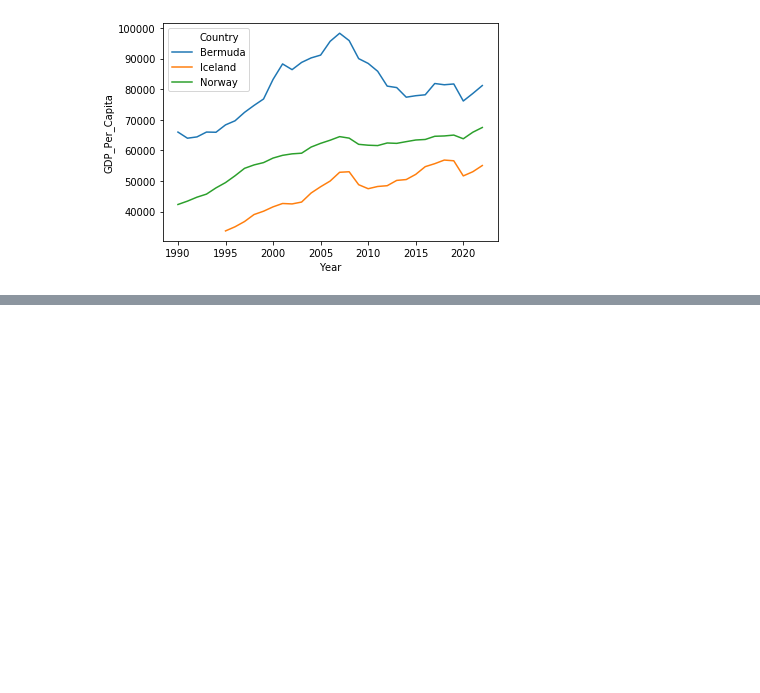
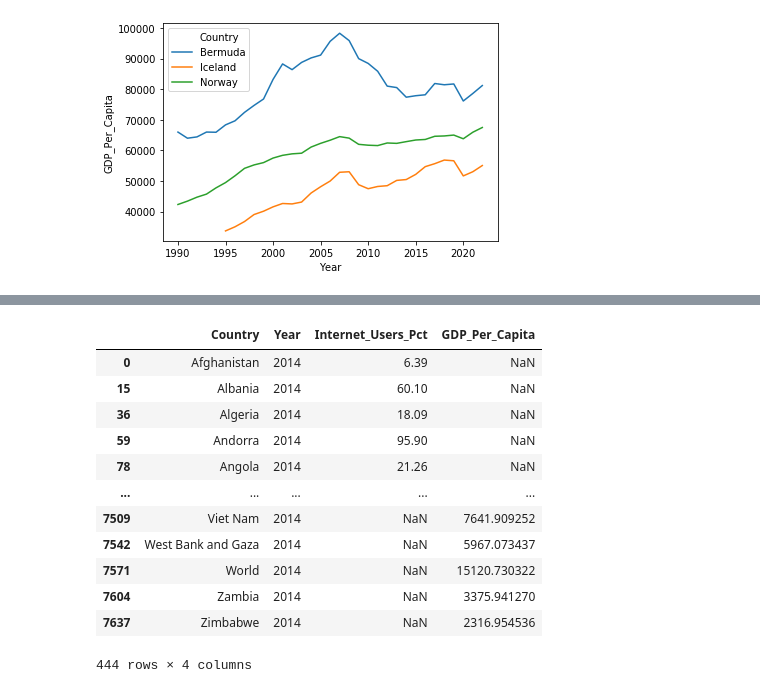
Before and after one commit to NSS-Data-Analytics-Cohort-10/gdp-and-internet-usage-aaron-hollinger, a Jupyter notebook: notebooks/internet_gdp_notebook.ipynb, the cells around one changed output, grey strips where cells are left out. Cells and saved outputs as stored; diff of their text form; code cells hidden in the pictures; blank space fills up the shorter version.

```diff
--- a/notebooks/internet_gdp_notebook.ipynb
+++ b/notebooks/internet_gdp_notebook.ipynb
@@ -588,0 +597,18 @@ gdp_and_internet_use_merged_2014 = gdp_and_internet_use_merged[gdp_and_internet_
+# %%
+gdp_and_internet_use_2014_final = gdp_and_internet_use[gdp_and_internet_use['Year']==2014]
+# %%
+gdp_and_internet_use_2014_final
+# %% [output]
+|  | Country | Year | Internet_Users_Pct | GDP_Per_Capita |
+| 0 | Afghanistan | 2014 | 6.39 | NaN |
+| 15 | Albania | 2014 | 60.10 | NaN |
+| 36 | Algeria | 2014 | 18.09 | NaN |
+| 59 | Andorra | 2014 | 95.90 | NaN |
+| 78 | Angola | 2014 | 21.26 | NaN |
+| ... | ... | ... | ... | ... |
+| 7509 | Viet Nam | 2014 | NaN | 7641.909252 |
+| 7542 | West Bank and Gaza | 2014 | NaN | 5967.073437 |
+| 7571 | World | 2014 | NaN | 15120.730322 |
+| 7604 | Zambia | 2014 | NaN | 3375.941270 |
+| 7637 | Zimbabwe | 2014 | NaN | 2316.954536 |
+444 rows × 4 columns
```
Also changed, not shown: parts of 15 cells of this notebook.
